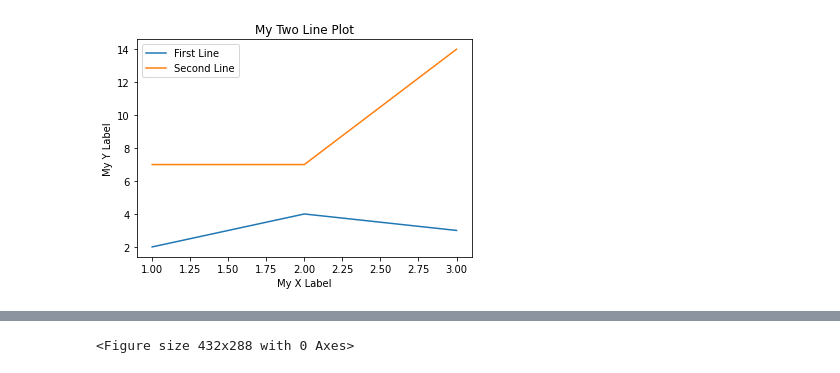
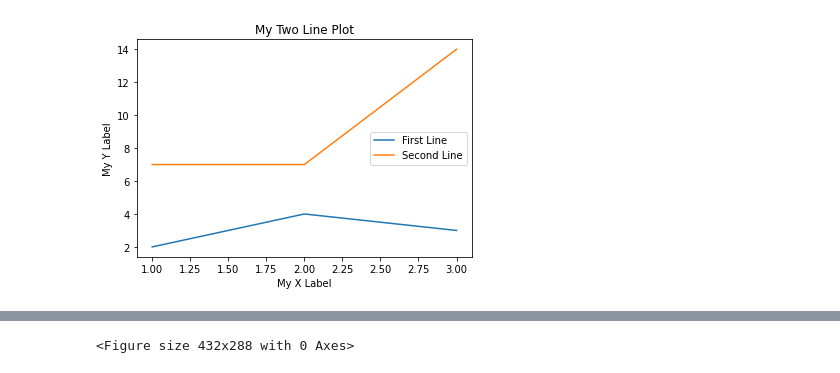
Before and after one commit to sborrego/Data-Analysis-and-Visualization-in-Python, a Jupyter notebook: Data Visualization in Python.ipynb, the cells around one changed output, grey strips where cells are left out. Saved outputs shown, nothing was run; the diff lists cells and outputs as text; code cells hidden in the pictures.

```diff
--- a/Data Visualization in Python.ipynb
+++ b/Data Visualization in Python.ipynb
@@ -46,22 +165,27 @@ plt.show()
 # %%
-# Double line plot
+# Add legend and labels to plot
+
+# Line plot data - set 1
 x = [1, 2, 3]
 y = [2, 4, 3]
 
+# Line plot data - set 2
 x2 = [1, 2, 3]
 y2 = [7, 7, 14]
 
-plt.plot(x, y, label="First Line")
-plt.plot(x2, y2, label="Second Line")
+# Plot two sets of data and provide labels for legend
+plt.plot(x, y, label = "First Line")
+plt.plot(x2, y2, label = "Second Line")
 
+# Add title and axis labels
 plt.xlabel("My X Label")
 plt.ylabel("My Y Label")
 plt.title("My Two Line Plot")
 
 # Add legend
-plt.legend()
+plt.legend(loc = "center right")
 plt.show()
 # %% [output]
-[figure, old version]
+[figure, new version]
 # %%
 # Look at the help page for plot to find characteristics that can be modified
```
Also changed, not shown: parts of 75 cells of this notebook.
